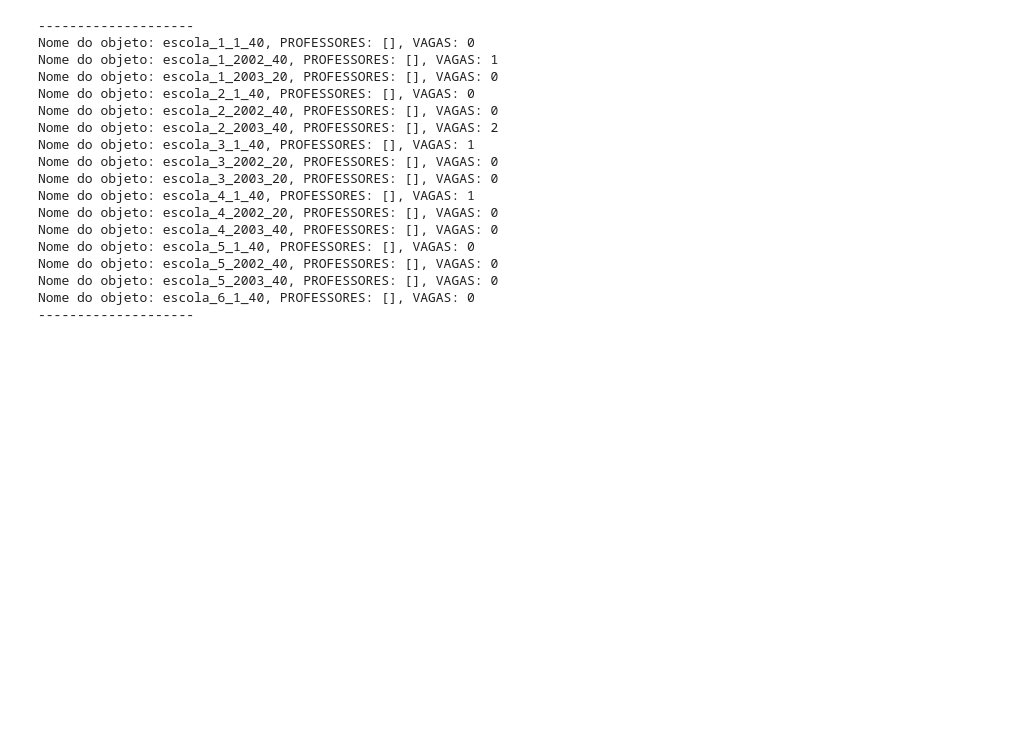
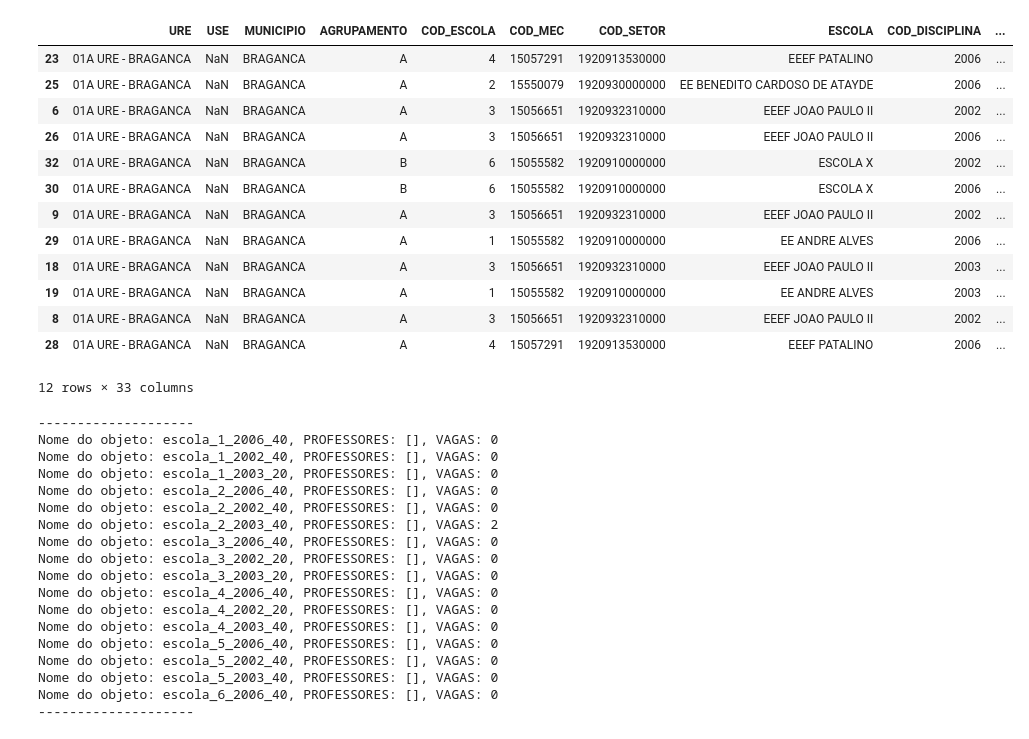
Before and after one commit to LH-Carreira/Algoritmo-lotacao, a Jupyter notebook: 02.ipynb, the cells around one changed output. Saved outputs shown, nothing was run; the diff lists cells and outputs as text; code cells hidden in the pictures; blank space fills up the shorter version.

```diff
--- a/02.ipynb
+++ b/02.ipynb
@@ -631,7 +636,6 @@ while True:
                         servidor = prof['SERVIDOR']
                         jornada = prof['JORNADA']
                         efetivo = prof['EFETIVO']
-
                 # Criando um dicionário com os dados da escola e do professor
                 dados = {
                     'URE': escola.URE,
@@ -714,8 +718,10 @@ while True:
                         # Excluindo o professor alocado do DataFrame base_professores
                         for index, servidor in base_professores.iterrows():
                             if professor == servidor['SERVIDOR']:
-                                base_professores.drop(index, inplace=True)
                                 base_professores.at[index, 'JORNADA'] == CH # Subtraindo a Jornada do professor da CH da disciplina
+                                lotado = 'Sim'
+                                print('meia carga')
+                                base_professores.at[index, 'LOTADO'] = lotado
                                 break  # Interrompe o loop depois de encontrar e remover o professor
 
                 # Marca que houve alocação nesta iteração do loop
@@ -727,28 +733,43 @@ while True:
                 escola.lista_professores.clear()
             break
 # %%
+display(base_professores)
 print('-'*20)
 for objeto_print, escola_print in escolas_dict.items():
     print(f"Nome do objeto: {objeto_print}, PROFESSORES: {escola_print.lista_professores}, VAGAS: {escola_print.VAGAS}")
 print('-'*20)
 # %% [output]
+|  | URE | USE | MUNICIPIO | AGRUPAMENTO | COD_ESCOLA | COD_MEC | COD_SETOR | ESCOLA | COD_DISCIPLINA | ... |
+| 23 | 01A URE - BRAGANCA | NaN | BRAGANCA | A | 4 | 15057291 | 1920913530000 | EEEF PATALINO | 2006 | ... |
+| 25 | 01A URE - BRAGANCA | NaN | BRAGANCA | A | 2 | 15550079 | 1920930000000 | EE BENEDITO CARDOSO DE ATAYDE | 2006 | ... |
+| 6 | 01A URE - BRAGANCA | NaN | BRAGANCA | A | 3 | 15056651 | 1920932310000 | EEEF JOAO PAULO II | 2002 | ... |
+| 26 | 01A URE - BRAGANCA | NaN | BRAGANCA | A | 3 | 15056651 | 1920932310000 | EEEF JOAO PAULO II | 2006 | ... |
+| 32 | 01A URE - BRAGANCA | NaN | BRAGANCA | B | 6 | 15055582 | 1920910000000 | ESCOLA X | 2002 | ... |
+| 30 | 01A URE - BRAGANCA | NaN | BRAGANCA | B | 6 | 15055582 | 1920910000000 | ESCOLA X | 2006 | ... |
+| 9 | 01A URE - BRAGANCA | NaN | BRAGANCA | A | 3 | 15056651 | 1920932310000 | EEEF JOAO PAULO II | 2002 | ... |
+| 29 | 01A URE - BRAGANCA | NaN | BRAGANCA | A | 1 | 15055582 | 1920910000000 | EE ANDRE ALVES | 2006 | ... |
+| 18 | 01A URE - BRAGANCA | NaN | BRAGANCA | A | 3 | 15056651 | 1920932310000 | EEEF JOAO PAULO II | 2003 | ... |
+| 19 | 01A URE - BRAGANCA | NaN | BRAGANCA | A | 1 | 15055582 | 1920910000000 | EE ANDRE ALVES | 2003 | ... |
+| 8 | 01A URE - BRAGANCA | NaN | BRAGANCA | A | 3 | 15056651 | 1920932310000 | EEEF JOAO PAULO II | 2002 | ... |
+| 28 | 01A URE - BRAGANCA | NaN | BRAGANCA | A | 4 | 15057291 | 1920913530000 | EEEF PATALINO | 2006 | ... |
---------------------
-Nome do objeto: escola_1_1_40, PROFESSORES: [], VAGAS: 0
-Nome do objeto: escola_1_2002_40, PROFESSORES: [], VAGAS: 1
-Nome do objeto: escola_1_2003_20, PROFESSORES: [], VAGAS: 0
-Nome do objeto: escola_2_1_40, PROFESSORES: [], VAGAS: 0
-Nome do objeto: escola_2_2002_40, PROFESSORES: [], VAGAS: 0
-Nome do objeto: escola_2_2003_40, PROFESSORES: [], VAGAS: 2
-Nome do objeto: escola_3_1_40, PROFESSORES: [], VAGAS: 1
-Nome do objeto: escola_3_2002_20, PROFESSORES: [], VAGAS: 0
-Nome do objeto: escola_3_2003_20, PROFESSORES: [], VAGAS: 0
-Nome do objeto: escola_4_1_40, PROFESSORES: [], VAGAS: 1
-Nome do objeto: escola_4_2002_20, PROFESSORES: [], VAGAS: 0
-Nome do objeto: escola_4_2003_40, PROFESSORES: [], VAGAS: 0
-Nome do objeto: escola_5_1_40, PROFESSORES: [], VAGAS: 0
-Nome do objeto: escola_5_2002_40, PROFESSORES: [], VAGAS: 0
-Nome do objeto: escola_5_2003_40, PROFESSORES: [], VAGAS: 0
-Nome do objeto: escola_6_1_40, PROFESSORES: [], VAGAS: 0
---------------------
+12 rows × 33 columns
+--------------------
+Nome do objeto: escola_1_2006_40, PROFESSORES: [], VAGAS: 0
+Nome do objeto: escola_1_2002_40, PROFESSORES: [], VAGAS: 0
+Nome do objeto: escola_1_2003_20, PROFESSORES: [], VAGAS: 0
+Nome do objeto: escola_2_2006_40, PROFESSORES: [], VAGAS: 0
+Nome do objeto: escola_2_2002_40, PROFESSORES: [], VAGAS: 0
+Nome do objeto: escola_2_2003_40, PROFESSORES: [], VAGAS: 2
+Nome do objeto: escola_3_2006_40, PROFESSORES: [], VAGAS: 0
+Nome do objeto: escola_3_2002_20, PROFESSORES: [], VAGAS: 0
+Nome do objeto: escola_3_2003_20, PROFESSORES: [], VAGAS: 0
+Nome do objeto: escola_4_2006_40, PROFESSORES: [], VAGAS: 0
+Nome do objeto: escola_4_2002_20, PROFESSORES: [], VAGAS: 0
+Nome do objeto: escola_4_2003_40, PROFESSORES: [], VAGAS: 0
+Nome do objeto: escola_5_2006_40, PROFESSORES: [], VAGAS: 0
+Nome do objeto: escola_5_2002_40, PROFESSORES: [], VAGAS: 0
+Nome do objeto: escola_5_2003_40, PROFESSORES: [], VAGAS: 0
+Nome do objeto: escola_6_2006_40, PROFESSORES: [], VAGAS: 0
+--------------------
 # %%
 for nome_objeto, escola in escolas_dict.items():
```
Also changed, not shown: parts of 15 cells of this notebook, 3 other files.
